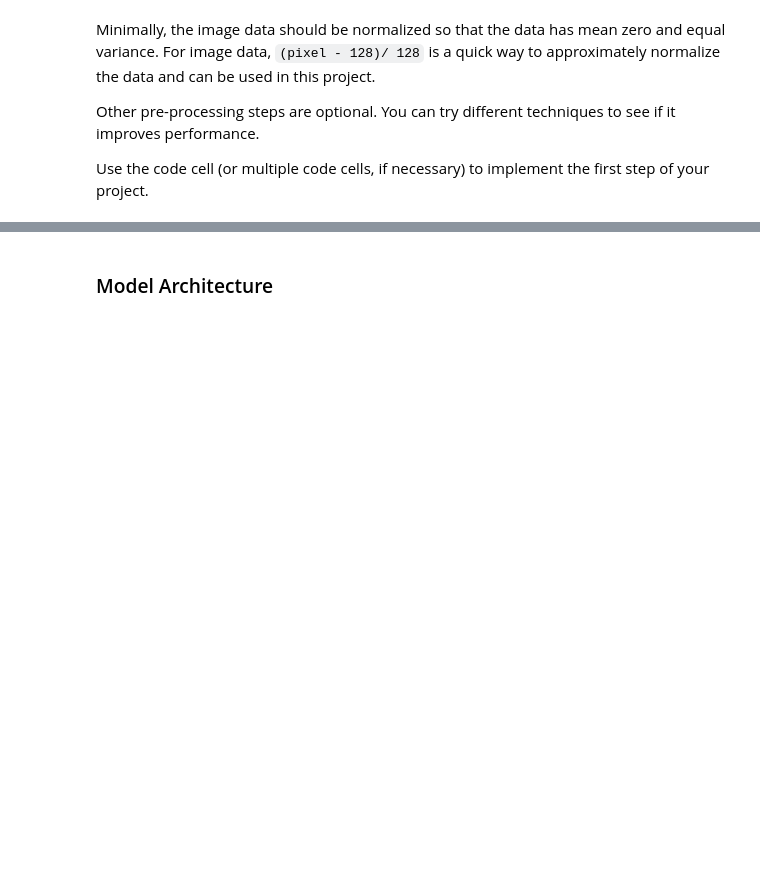
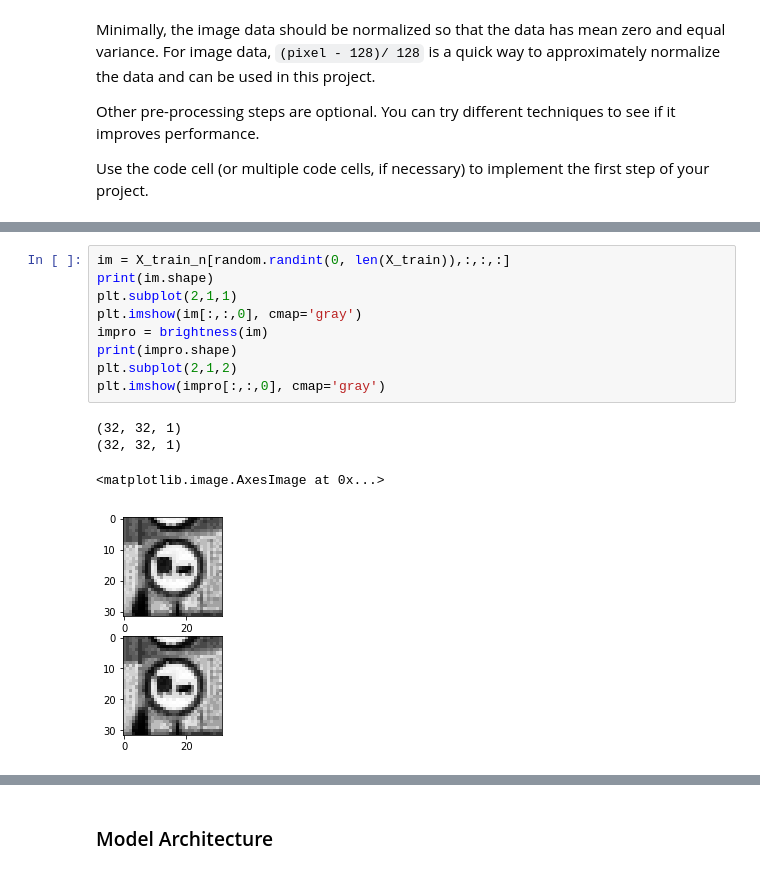
Before and after one commit to ahmadesh/Udacity-CarND-Term1-Traffic-Sign-Classifier, a Jupyter notebook: Traffic_Sign_Classifier.ipynb, the cells around one changed output, grey strips where cells are left out. Cells and saved outputs as stored; diff of their text form; blank space fills up the shorter version.

```diff
--- a/Traffic_Sign_Classifier.ipynb
+++ b/Traffic_Sign_Classifier.ipynb
@@ -199,0 +244,14 @@ plt.imshow(imp)
+# %%
+im = X_train_n[random.randint(0, len(X_train)),:,:,:]
+print(im.shape)
+plt.subplot(2,1,1)
+plt.imshow(im[:,:,0], cmap='gray')
+impro = brightness(im)
+print(impro.shape)
+plt.subplot(2,1,2)
+plt.imshow(impro[:,:,0], cmap='gray')
+# %% [output]
+(32, 32, 1)
+(32, 32, 1)
+<matplotlib.image.AxesImage at 0x...>
+[figure, added]
```
Also changed, not shown: parts of 12 cells of this notebook, 4 other files.
